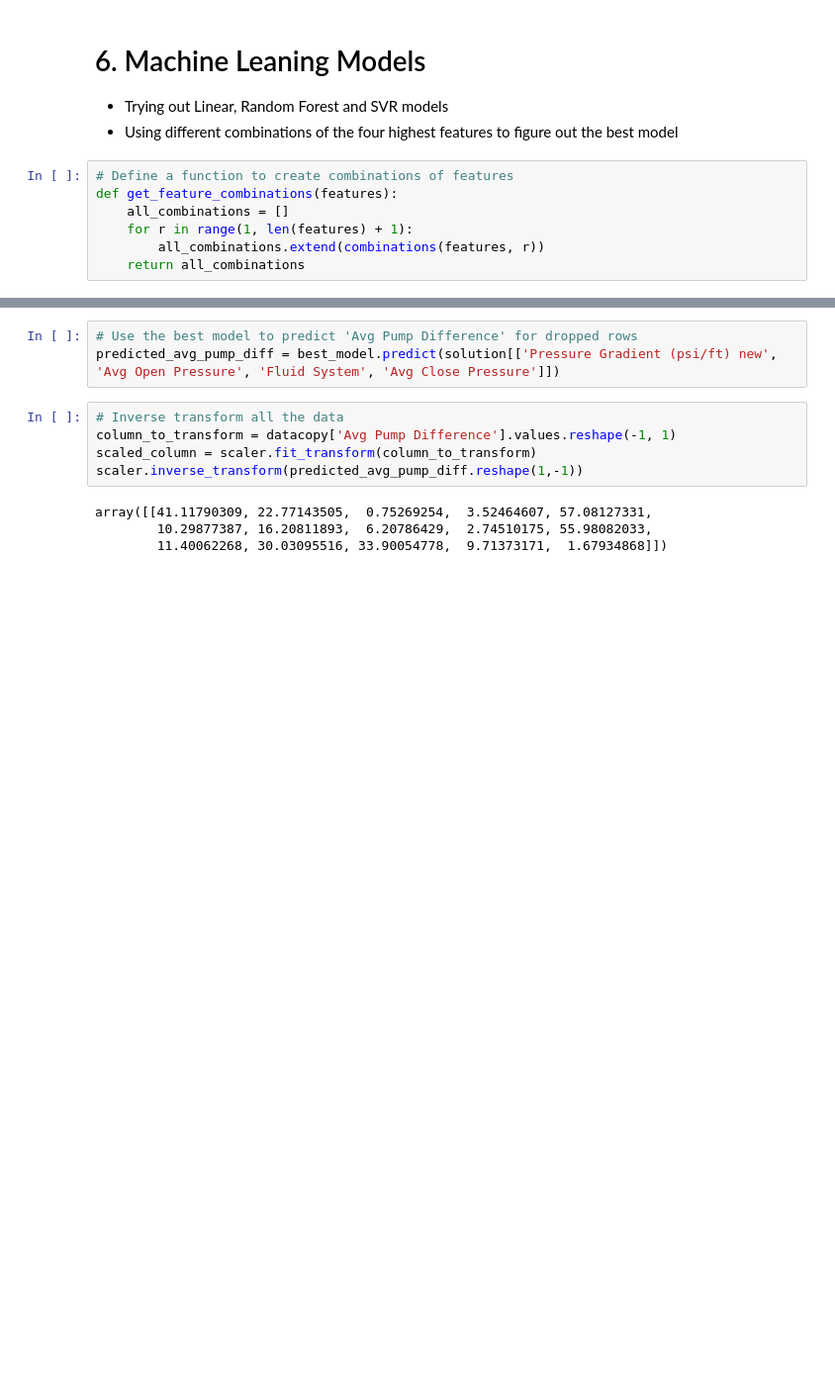
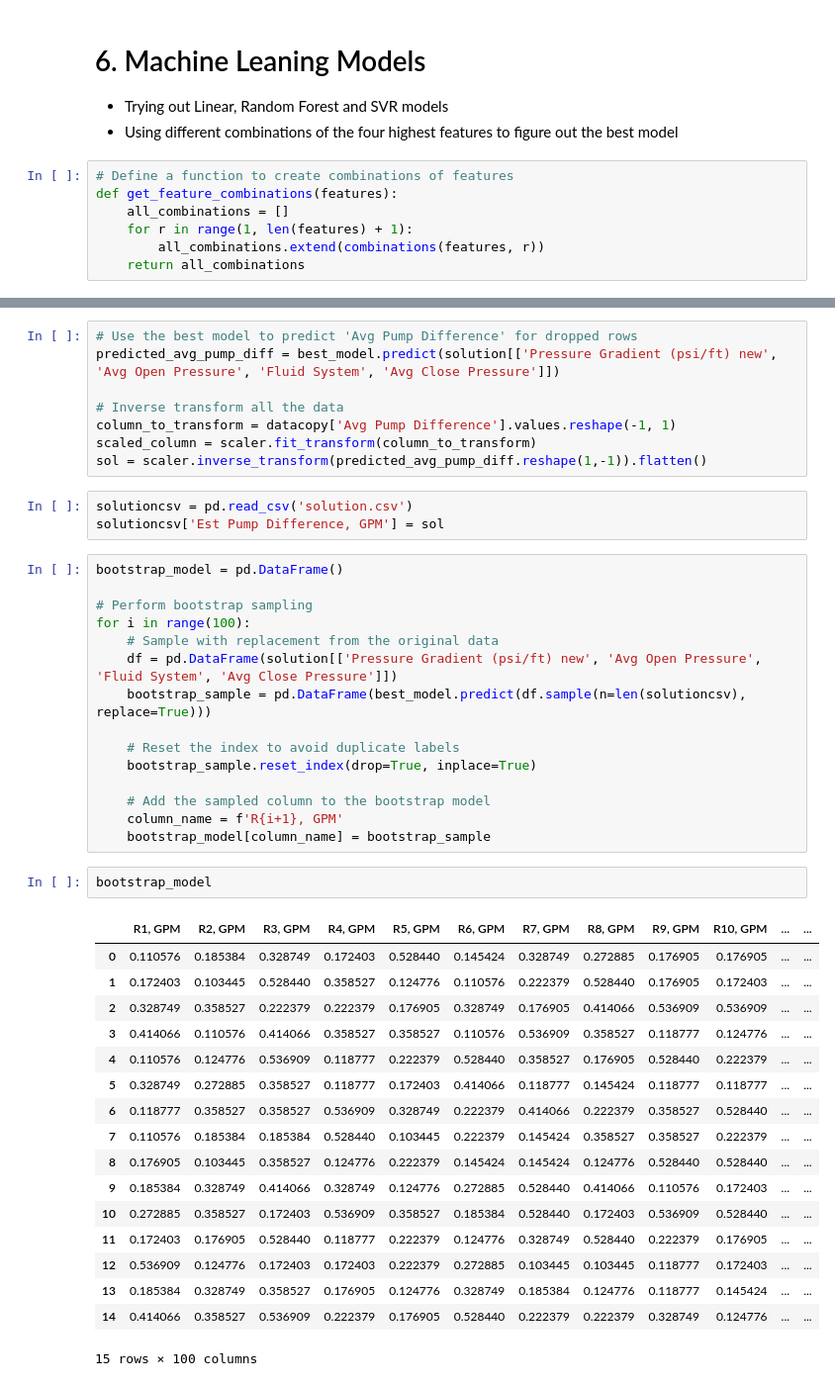
Before and after one commit to PGEHackathon/Entelligence, a Jupyter notebook: Entelligence.ipynb, the cells around one changed output, grey strips where cells are left out. Shown at 99% size. Drawn from its saved outputs; the diff is of its cells as text; blank space fills up the shorter version.

```diff
--- a/Entelligence.ipynb
+++ b/Entelligence.ipynb
@@ -268,12 +274,46 @@ def get_feature_combinations(features):
 # %%
 # Use the best model to predict 'Avg Pump Difference' for dropped rows
 predicted_avg_pump_diff = best_model.predict(solution[['Pressure Gradient (psi/ft) new', 'Avg Open Pressure', 'Fluid System', 'Avg Close Pressure']])
+
+# Inverse transform all the data
+column_to_transform = datacopy['Avg Pump Difference'].values.reshape(-1, 1)
+scaled_column = scaler.fit_transform(column_to_transform)
+sol = scaler.inverse_transform(predicted_avg_pump_diff.reshape(1,-1)).flatten()
-# %%
-# Inverse transform all the data
-column_to_transform = datacopy['Avg Pump Difference'].values.reshape(-1, 1)
-scaled_column = scaler.fit_transform(column_to_transform)
-scaler.inverse_transform(predicted_avg_pump_diff.reshape(1,-1))
-# %% [output]
-array([[41.11790309, 22.77143505,  0.75269254,  3.52464607, 57.08127331,
-        10.29877387, 16.20811893,  6.20786429,  2.74510175, 55.98082033,
-        11.40062268, 30.03095516, 33.90054778,  9.71373171,  1.67934868]])
+# %%
+solutioncsv = pd.read_csv('solution.csv')
+solutioncsv['Est Pump Difference, GPM'] = sol
+# %%
+bootstrap_model = pd.DataFrame()
+
+# Perform bootstrap sampling
+for i in range(100):
+    # Sample with replacement from the original data
+    df = pd.DataFrame(solution[['Pressure Gradient (psi/ft) new', 'Avg Open Pressure', 'Fluid System', 'Avg Close Pressure']])
+    bootstrap_sample = pd.DataFrame(best_model.predict(df.sample(n=len(solutioncsv), replace=True)))
+
+    # Reset the index to avoid duplicate labels
+    bootstrap_sample.reset_index(drop=True, inplace=True)
+
+    # Add the sampled column to the bootstrap model
+    column_name = f'R{i+1}, GPM'
+    bootstrap_model[column_name] = bootstrap_sample
+# %%
+bootstrap_model
+# %% [output]
+|  | R1, GPM | R2, GPM | R3, GPM | R4, GPM | R5, GPM | R6, GPM | R7, GPM | R8, GPM | R9, GPM | R10, GPM | ... | ... |
+| 0 | 0.110576 | 0.185384 | 0.328749 | 0.172403 | 0.528440 | 0.145424 | 0.328749 | 0.272885 | 0.176905 | 0.176905 | ... | ... |
+| 1 | 0.172403 | 0.103445 | 0.528440 | 0.358527 | 0.124776 | 0.110576 | 0.222379 | 0.528440 | 0.176905 | 0.172403 | ... | ... |
+| 2 | 0.328749 | 0.358527 | 0.222379 | 0.222379 | 0.176905 | 0.328749 | 0.176905 | 0.414066 | 0.536909 | 0.536909 | ... | ... |
+| 3 | 0.414066 | 0.110576 | 0.414066 | 0.358527 | 0.358527 | 0.110576 | 0.536909 | 0.358527 | 0.118777 | 0.124776 | ... | ... |
+| 4 | 0.110576 | 0.124776 | 0.536909 | 0.118777 | 0.222379 | 0.528440 | 0.358527 | 0.176905 | 0.528440 | 0.222379 | ... | ... |
+| 5 | 0.328749 | 0.272885 | 0.358527 | 0.118777 | 0.172403 | 0.414066 | 0.118777 | 0.145424 | 0.118777 | 0.118777 | ... | ... |
+| 6 | 0.118777 | 0.358527 | 0.358527 | 0.536909 | 0.328749 | 0.222379 | 0.414066 | 0.222379 | 0.358527 | 0.528440 | ... | ... |
+| 7 | 0.110576 | 0.185384 | 0.185384 | 0.528440 | 0.103445 | 0.222379 | 0.145424 | 0.358527 | 0.358527 | 0.222379 | ... | ... |
+| 8 | 0.176905 | 0.103445 | 0.358527 | 0.124776 | 0.222379 | 0.145424 | 0.145424 | 0.124776 | 0.528440 | 0.528440 | ... | ... |
+| 9 | 0.185384 | 0.328749 | 0.414066 | 0.328749 | 0.124776 | 0.272885 | 0.528440 | 0.414066 | 0.110576 | 0.172403 | ... | ... |
+| 10 | 0.272885 | 0.358527 | 0.172403 | 0.536909 | 0.358527 | 0.185384 | 0.528440 | 0.172403 | 0.536909 | 0.528440 | ... | ... |
+| 11 | 0.172403 | 0.176905 | 0.528440 | 0.118777 | 0.222379 | 0.124776 | 0.328749 | 0.528440 | 0.222379 | 0.176905 | ... | ... |
+| 12 | 0.536909 | 0.124776 | 0.172403 | 0.172403 | 0.222379 | 0.272885 | 0.103445 | 0.103445 | 0.118777 | 0.172403 | ... | ... |
+| 13 | 0.185384 | 0.328749 | 0.358527 | 0.176905 | 0.124776 | 0.328749 | 0.185384 | 0.124776 | 0.118777 | 0.145424 | ... | ... |
+| 14 | 0.414066 | 0.358527 | 0.536909 | 0.222379 | 0.176905 | 0.528440 | 0.222379 | 0.222379 | 0.328749 | 0.124776 | ... | ... |
+15 rows × 100 columns
```
Also changed, not shown: parts of 6 cells of this notebook, 1 other file.
